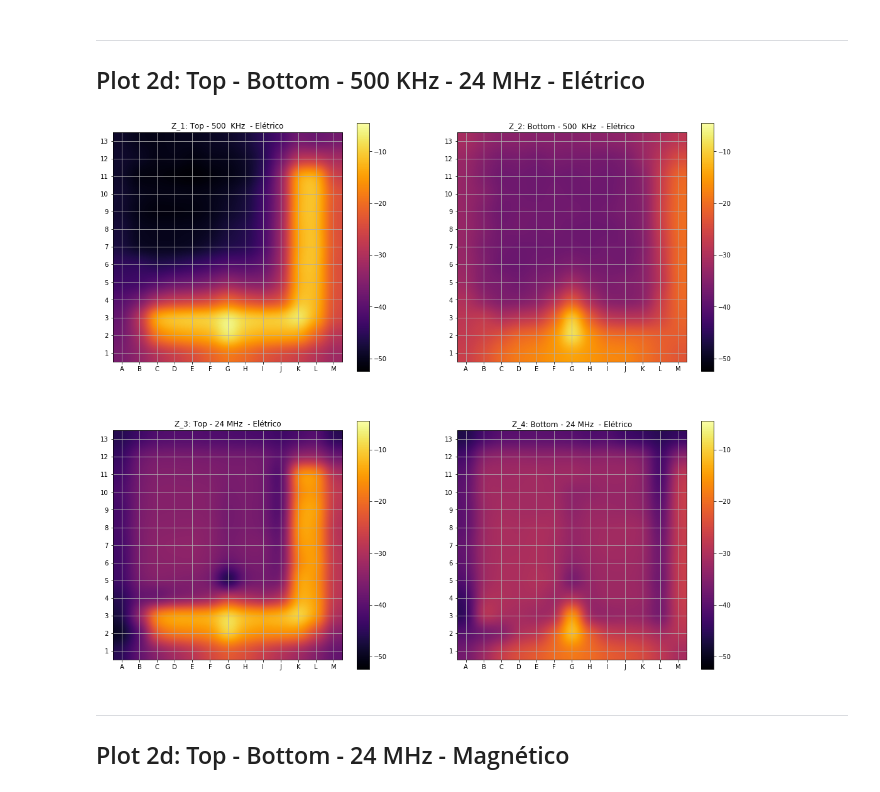
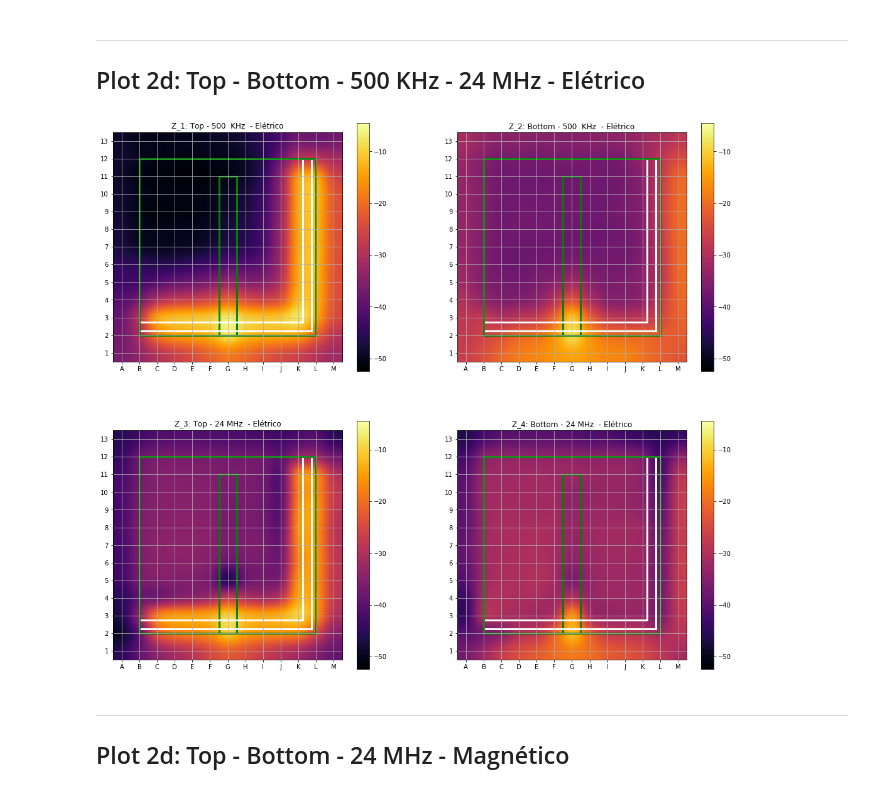
Before and after one commit to lsmanoel/CEM_4, a Jupyter notebook: out_2d_compare_top_bottom.ipynb, the cells around one changed output. Cells and saved outputs as stored; diff of their text form; code cells hidden in the pictures.

```diff
--- a/out_2d_compare_top_bottom.ipynb
+++ b/out_2d_compare_top_bottom.ipynb
@@ -55,6 +53,8 @@ cube_range = (0, 13)
 
 figure_size = (18,16)
 plot_layout = (2, 2)
+
+gap_layout = (5.5,1,1,9) # (Posição_inicial_X, Posição_inicial_Y, Largura, Altura).
 # %% [markdown]
 ##  Plot 2d: Global Config - Elétrico
 # %%
@@ -98,13 +98,13 @@ Z_2 = elc_plane_bottom_500_KHz
 Z_3 = elc_plane_top_24_MHz
 Z_4 = elc_plane_bottom_24_MHz
 # %%
-#@Plot 2d: Top - Bottom - 500 KHz -  24 MHz - Elétrico
 Z_1 = Z_1[elc_cube_range[0]:elc_cube_range[1], elc_cube_range[0]:elc_cube_range[1]]
 Z_2 = Z_2[elc_cube_range[0]:elc_cube_range[1], elc_cube_range[0]:elc_cube_range[1]]
 Z_3 = Z_3[elc_cube_range[0]:elc_cube_range[1], elc_cube_range[0]:elc_cube_range[1]]
 Z_4 = Z_4[elc_cube_range[0]:elc_cube_range[1], elc_cube_range[0]:elc_cube_range[1]]
 
 import matplotlib.pyplot as plt
+import matplotlib.patches as patches
 import numpy as np
 
 # ==============================================================================
@@ -133,6 +133,23 @@ ax.yaxis.set_major_formatter(yticks_formatter)
 
 ax.grid(True)
 
+# ------------------------------------------------------------------------------
+# EUT Layout
+gap = patches.Rectangle(np.array(gap_layout[:2]),
+                        gap_layout[2],
+                        gap_layout[3],
+                        linewidth=3,
+                        edgecolor='g',
+                        facecolor='none')
+ax.add_patch(gap)
+
+L_layout = [[1, 1.25], [10.75, 1.25], [10.75, 11], [10.25, 11], [10.25, 1.75], [1, 1.75]]
+L = patches.Polygon(np.array(L_layout),lw=3, ec='w',fc='none')
+ax.add_patch(L)
+
+edge = patches.Rectangle((1,1),10,10,linewidth=3,edgecolor='g',facecolor='none')
+ax.add_patch(edge)
+
 # ==============================================================================
 ax = fig.add_subplot(elc_plot_layout[0], elc_plot_layout[1], 2)
 ax.set_title('Z_2: Bottom - 500  KHz  - Elétrico')
@@ -155,6 +172,23 @@ ax.xaxis.set_major_formatter(xticks_formatter)
 ax.yaxis.set_major_formatter(yticks_formatter)
 
 ax.grid(True)
+
+# ------------------------------------------------------------------------------
+# EUT Layout
+gap = patches.Rectangle(np.array(gap_layout[:2]),
+                        gap_layout[2],
+                        gap_layout[3],
+                        linewidth=3,
+                        edgecolor='g',
+                        facecolor='none')
+ax.add_patch(gap)
+
+L_layout = [[1, 1.25], [10.75, 1.25], [10.75, 11], [10.25, 11], [10.25, 1.75], [1, 1.75]]
+L = patches.Polygon(np.array(L_layout),lw=3, ec='w',fc='none')
+ax.add_patch(L)
+
+edge = patches.Rectangle((1,1),10,10,linewidth=3,edgecolor='g',facecolor='none')
+ax.add_patch(edge)
 
 # ==============================================================================
 ax = fig.add_subplot(elc_plot_layout[0], elc_plot_layout[1], 3)
@@ -178,34 +212,68 @@ ax.xaxis.set_major_formatter(xticks_formatter)
 ax.yaxis.set_major_formatter(yticks_formatter)
 
 ax.grid(True)
 
+# ------------------------------------------------------------------------------
+# EUT Layout
+gap = patches.Rectangle(np.array(gap_layout[:2]),
+                        gap_layout[2],
+                        gap_layout[3],
+                        linewidth=3,
+                        edgecolor='g',
+                        facecolor='none')
+ax.add_patch(gap)
+
+L_layout = [[1, 1.25], [10.75, 1.25], [10.75, 11], [10.25, 11], [10.25, 1.75], [1, 1.75]]
+L = patches.Polygon(np.array(L_layout),lw=3, ec='w',fc='none')
+ax.add_patch(L)
+
+edge = patches.Rectangle((1,1),10,10,linewidth=3,edgecolor='g',facecolor='none')
+ax.add_patch(edge)
+
 # ==============================================================================
 ax = fig.add_subplot(elc_plot_layout[0], elc_plot_layout[1], 4)
 ax.set_title('Z_4: Bottom - 24 MHz  - Elétrico')
 
 img = ax.imshow(Z_4,
                 interpolation ='gaussian',
                 cmap ='inferno',
                 vmax = elc_private_scale[0],
                 vmin = elc_private_scale[1])
 
 fig.colorbar(img, ax=ax)
 
 ax.set_xlim([cube_range[0] - .5, cube_range[1] - .5])
 ax.set_ylim([cube_range[0] - .5, cube_range[1] - .5])
 
 ax.set_xticks(np.arange(cube_range[0], cube_range[1],1))
 ax.set_yticks(np.arange(cube_range[0], cube_range[1],1))
 
 ax.xaxis.set_major_formatter(xticks_formatter)
 ax.yaxis.set_major_formatter(yticks_formatter)
 
 ax.grid(True)
 
+# ------------------------------------------------------------------------------
+# EUT Layout
+gap = patches.Rectangle(np.array(gap_layout[:2]),
+                        gap_layout[2],
+                        gap_layout[3],
+                        linewidth=3,
+                        edgecolor='g',
+                        facecolor='none')
+ax.add_patch(gap)
+
+L_layout = [[1, 1.25], [10.75, 1.25], [10.75, 11], [10.25, 11], [10.25, 1.75], [1, 1.75]]
+L = patches.Polygon(np.array(L_layout),lw=3, ec='w',fc='none')
+ax.add_patch(L)
+
+edge = patches.Rectangle((1,1),10,10,linewidth=3,edgecolor='g',facecolor='none')
+ax.add_patch(edge)
+
 #===============================================================================
 plt.show()
 # %% [output]
-[figure, old version]
+[figure, new version]
 # %% [markdown]
 ---
 ##  Plot 2d: Top - Bottom - 24  MHz  - Magnético
```
Also changed, not shown: parts of 2 cells of this notebook.
